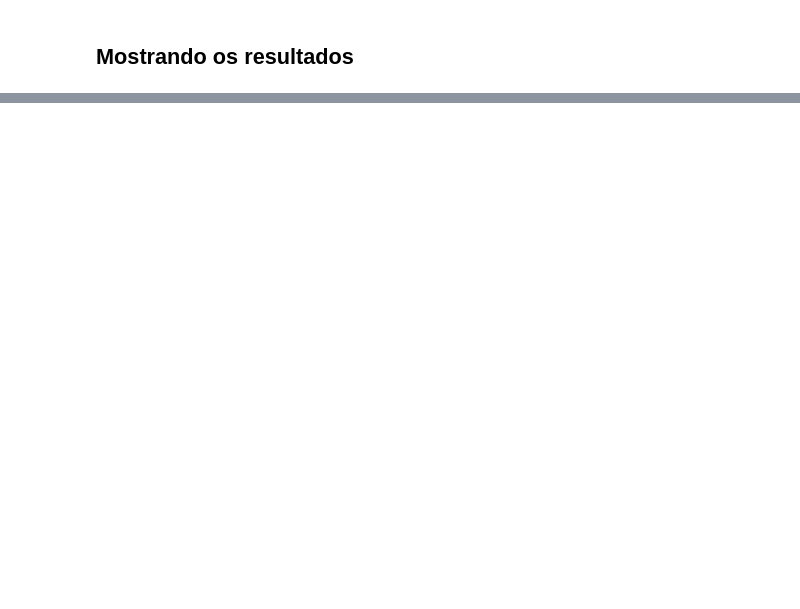
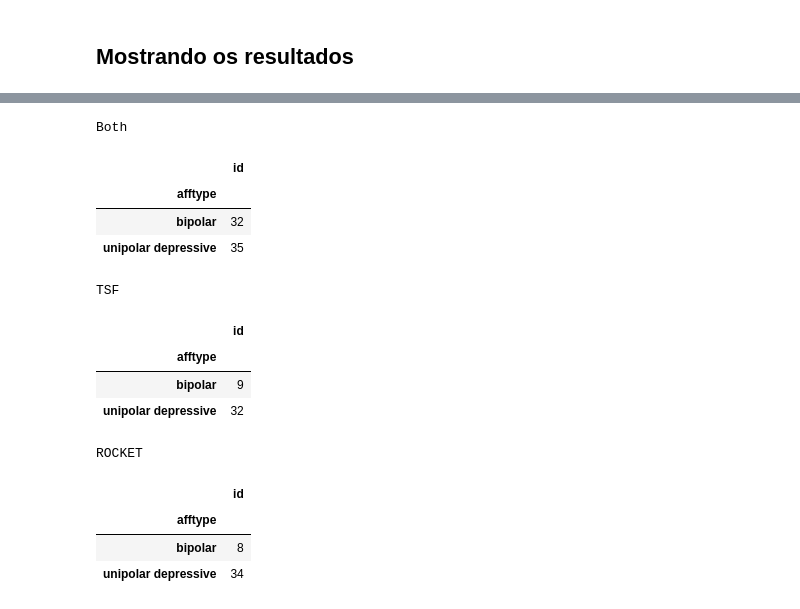
Before and after one commit to GuiFigueired0/Trabalho-Final---INF420, a Jupyter notebook: Classification.ipynb, the cells around one changed output, grey strips where cells are left out. Cells and saved outputs as stored; diff of their text form; code cells hidden in the pictures; blank space fills up the shorter version.

```diff
--- a/Classification.ipynb
+++ b/Classification.ipynb
@@ -258,0 +346,23 @@ display(metrics_df)
+# %%
+h_both_df = df.iloc[[ i*1440 for i in h_both ]]
+h_just_tsf_df = df.iloc[[ i*1440 for i in h_just_tsf ]]
+h_just_rocket_df = df.iloc[[ i*1440 for i in h_just_rocket ]]
+# %%
+h_df_list = [h_both_df.groupby('afftype').count().loc[:, ['id']], h_just_tsf_df.groupby('afftype').count().loc[:, ['id']], h_just_rocket_df.groupby('afftype').count().loc[:, ['id']]]
+display_side_by_side(h_df_list, ['Both', 'TSF', 'ROCKET'])
+# %% [output]
+Both
+|  | id |
+| afftype |  |
+| bipolar | 32 |
+| unipolar depressive | 35 |
+TSF
+|  | id |
+| afftype |  |
+| bipolar | 9 |
+| unipolar depressive | 32 |
+ROCKET
+|  | id |
+| afftype |  |
+| bipolar | 8 |
+| unipolar depressive | 34 |
```
Also changed, not shown: parts of 17 cells of this notebook, 1 other file.
